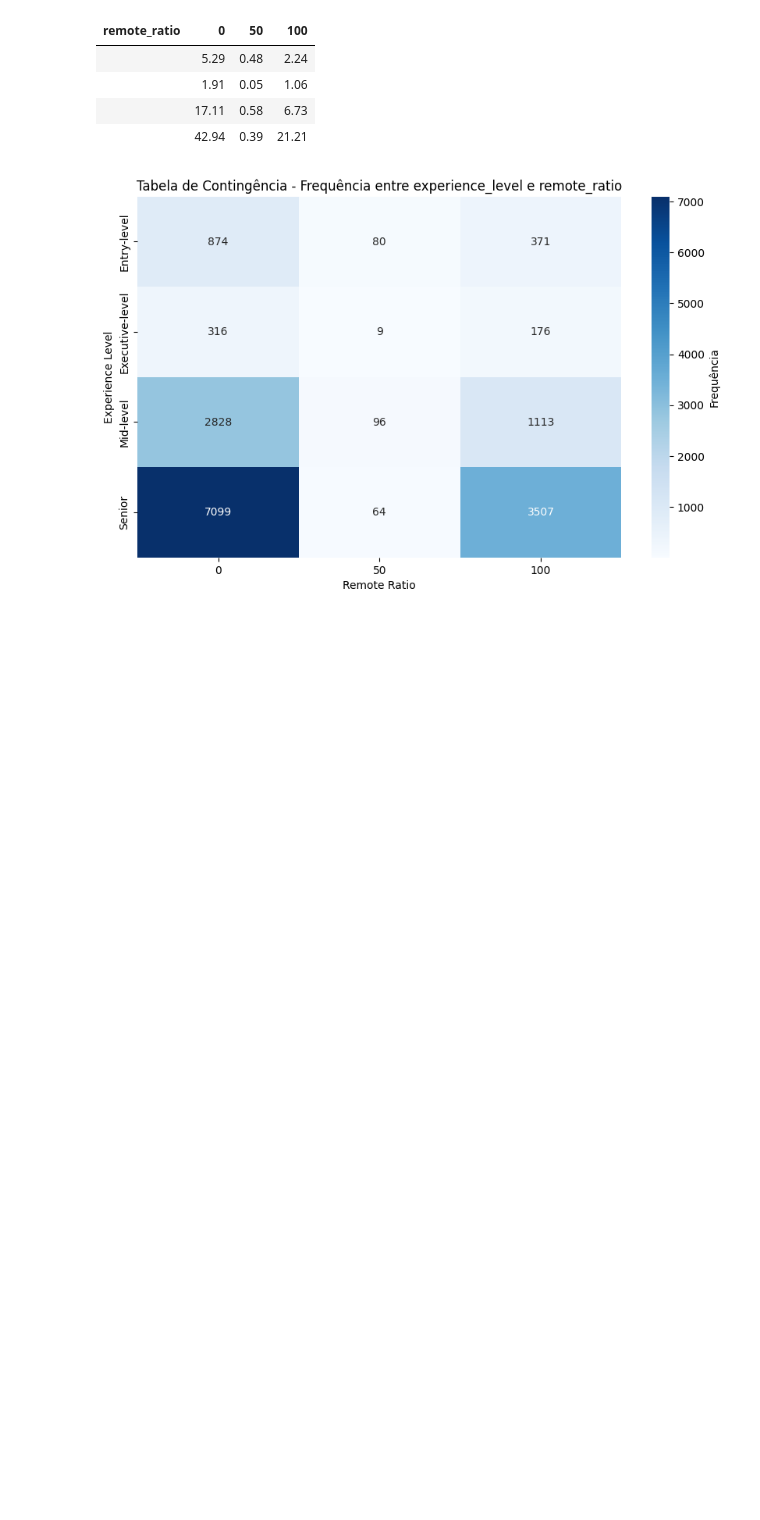
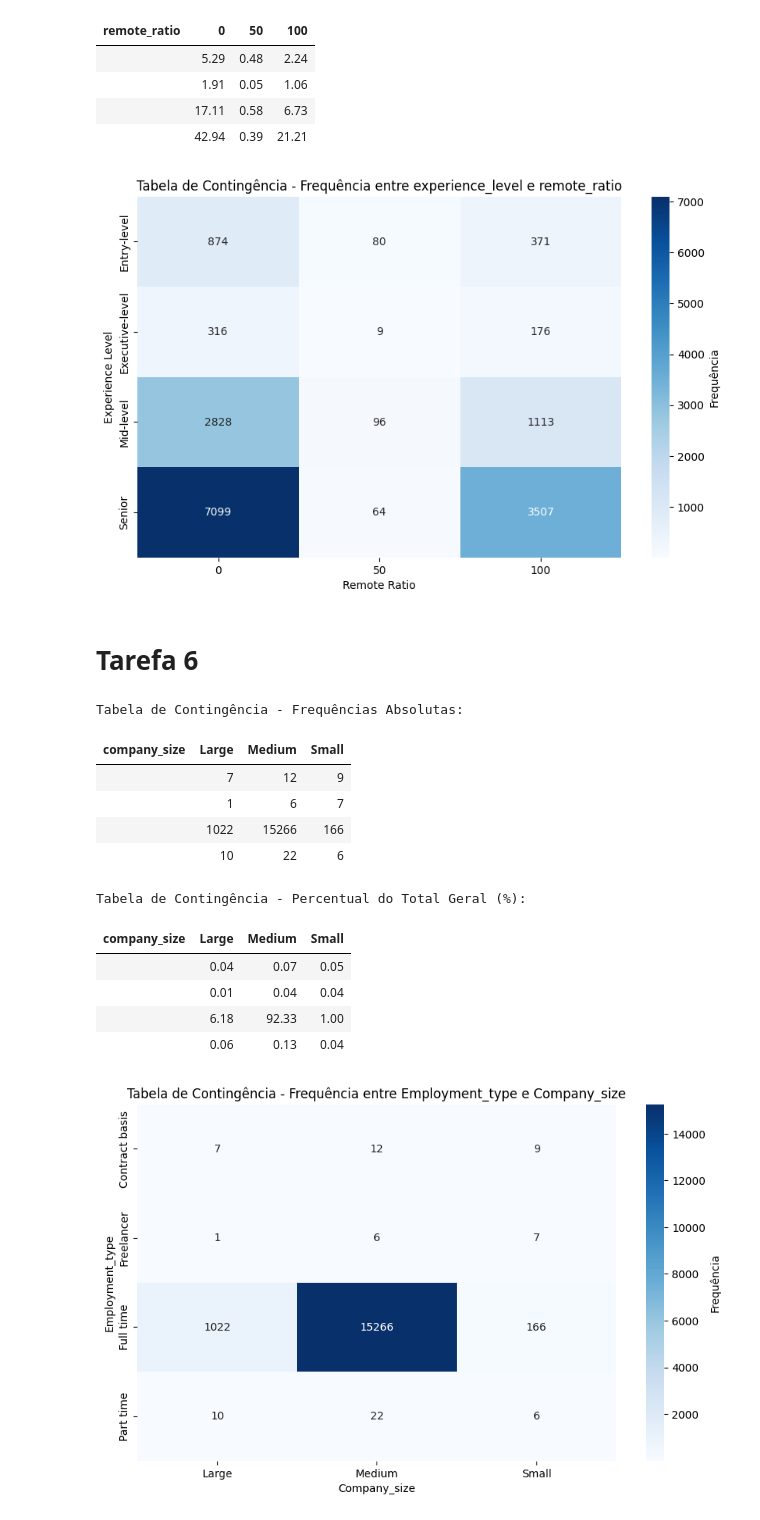
Before and after one commit to pedroreis01/analiseEstatistica, a Jupyter notebook: app.ipynb, the cells around one changed output. Drawn from its saved outputs; the diff is of its cells as text; code cells hidden in the pictures; blank space fills up the shorter version.

```diff
--- a/app.ipynb
+++ b/app.ipynb
@@ -365,3 +363,45 @@ Tabela de Contingência - Percentual do Total Geral (%):
 |  | 17.11 | 0.58 | 6.73 |
 |  | 42.94 | 0.39 | 21.21 |
 [figure]
+# %% [markdown]
+# **Tarefa 6**
+# %%
+def plot_contingency_table2(df):
+    """Cria uma tabela de contingência e plota um gráfico de calor para Employment_type e company_size."""
+
+    # Criar tabela de contingência (com frequências absolutas)
+    contingencia = pd.crosstab(df['employment_type'], df['company_size'])
+
+    # Criar tabela de contingência com percentuais do total geral
+    percentual_total = pd.crosstab(df['employment_type'], df['company_size'], normalize='all') * 100
+
+    # Exibir as tabelas
+    print("Tabela de Contingência - Frequências Absolutas:")
+    display(HTML(contingencia.to_html(index=False, border=0)))
+    print("\nTabela de Contingência - Percentual do Total Geral (%):")
+    display(HTML(percentual_total.round(2).to_html(index=False, border=0)))
+
+    # Criar gráfico de calor para a tabela de frequências
+    plt.figure(figsize=(10, 6))
+    sns.heatmap(contingencia, annot=True, cmap='Blues', fmt='d', cbar_kws={'label': 'Frequência'})
+    plt.title('Tabela de Contingência - Frequência entre Employment_type e Company_size')
+    plt.ylabel('Employment_type')
+    plt.xlabel('Company_size')
+    plt.show()
+
+# Chamando a função para gerar as tabelas e o gráfico
+plot_contingency_table2(df)
+# %% [output]
+Tabela de Contingência - Frequências Absolutas:
+| company_size | Large | Medium | Small |
+|  | 7 | 12 | 9 |
+|  | 1 | 6 | 7 |
+|  | 1022 | 15266 | 166 |
+|  | 10 | 22 | 6 |
+Tabela de Contingência - Percentual do Total Geral (%):
+| company_size | Large | Medium | Small |
+|  | 0.04 | 0.07 | 0.05 |
+|  | 0.01 | 0.04 | 0.04 |
+|  | 6.18 | 92.33 | 1.00 |
+|  | 0.06 | 0.13 | 0.04 |
+[figure, added]
```
Also changed, not shown: parts of 7 cells of this notebook.
